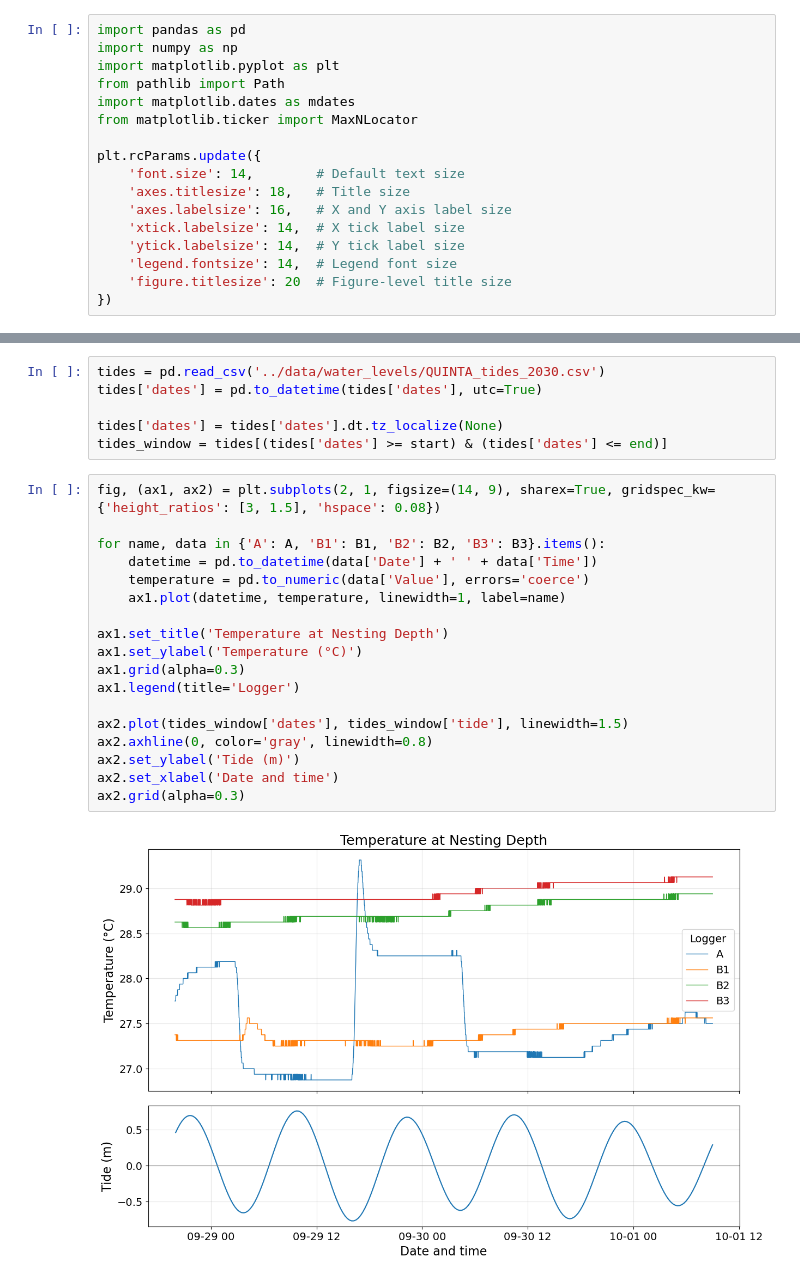
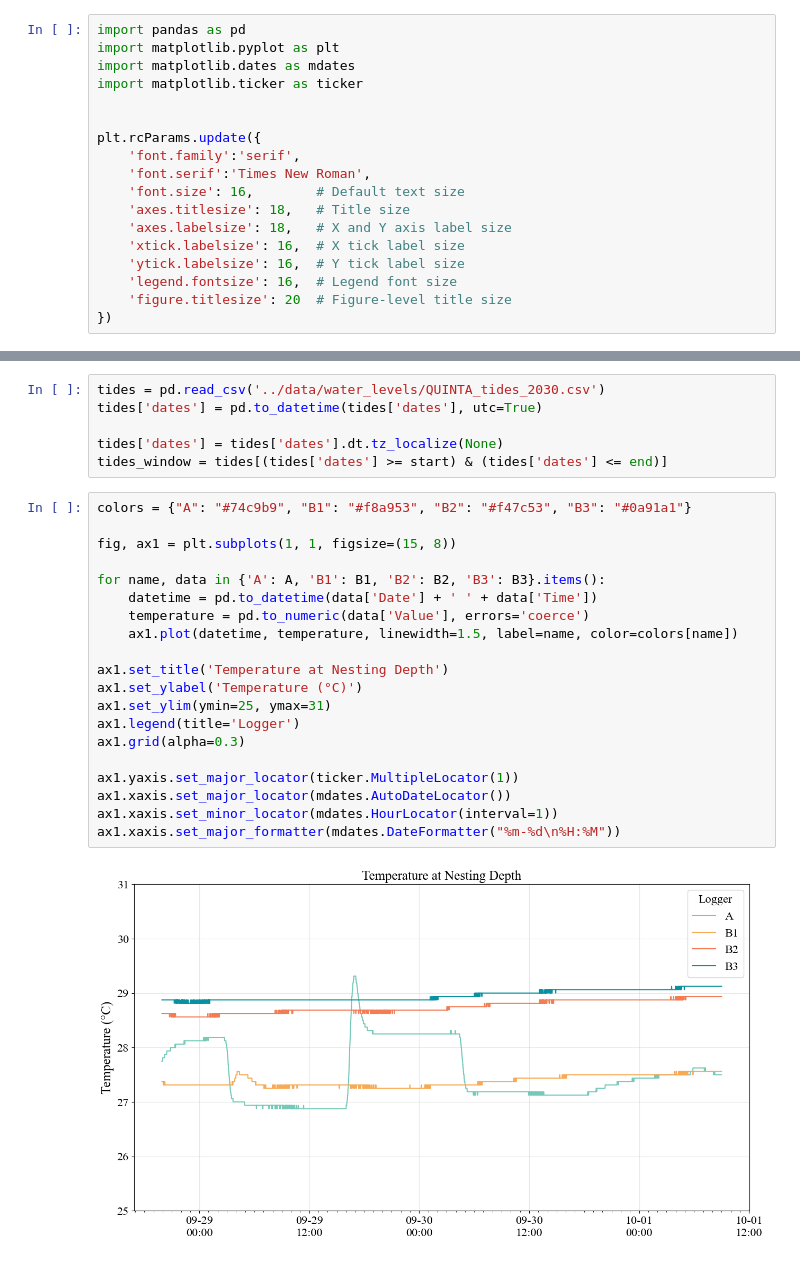
Before and after one commit to mdelemosschaper/quintaplaya, a Jupyter notebook: notebooks/Zoe_Temperature_Analysis.ipynb, the cells around one changed output, grey strips where cells are left out. Drawn from its saved outputs; the diff is of its cells as text.

```diff
--- a/notebooks/Zoe_Temperature_Analysis.ipynb
+++ b/notebooks/Zoe_Temperature_Analysis.ipynb
@@ -1,18 +1,19 @@
 # %%
 import pandas as pd
-import numpy as np
 import matplotlib.pyplot as plt
-from pathlib import Path
 import matplotlib.dates as mdates
-from matplotlib.ticker import MaxNLocator
+import matplotlib.ticker as ticker
+
 
 plt.rcParams.update({
-    'font.size': 14,        # Default text size
+    'font.family':'serif',
+    'font.serif':'Times New Roman',
+    'font.size': 16,        # Default text size
     'axes.titlesize': 18,   # Title size
-    'axes.labelsize': 16,   # X and Y axis label size
-    'xtick.labelsize': 14,  # X tick label size
-    'ytick.labelsize': 14,  # Y tick label size
-    'legend.fontsize': 14,  # Legend font size
+    'axes.labelsize': 18,   # X and Y axis label size
+    'xtick.labelsize': 16,  # X tick label size
+    'ytick.labelsize': 16,  # Y tick label size
+    'legend.fontsize': 16,  # Legend font size
     'figure.titlesize': 20  # Figure-level title size
 })
 # %%
@@ -40,22 +41,24 @@ tides['dates'] = pd.to_datetime(tides['dates'], utc=True)
 tides['dates'] = tides['dates'].dt.tz_localize(None)
 tides_window = tides[(tides['dates'] >= start) & (tides['dates'] <= end)]
 # %%
-fig, (ax1, ax2) = plt.subplots(2, 1, figsize=(14, 9), sharex=True, gridspec_kw={'height_ratios': [3, 1.5], 'hspace': 0.08})
+colors = {"A": "#74c9b9", "B1": "#f8a953", "B2": "#f47c53", "B3": "#0a91a1"}
+
+fig, ax1 = plt.subplots(1, 1, figsize=(15, 8))
 
 for name, data in {'A': A, 'B1': B1, 'B2': B2, 'B3': B3}.items():
     datetime = pd.to_datetime(data['Date'] + ' ' + data['Time'])
     temperature = pd.to_numeric(data['Value'], errors='coerce')
-    ax1.plot(datetime, temperature, linewidth=1, label=name)
+    ax1.plot(datetime, temperature, linewidth=1.5, label=name, color=colors[name])
 
 ax1.set_title('Temperature at Nesting Depth')
 ax1.set_ylabel('Temperature (°C)')
+ax1.set_ylim(ymin=25, ymax=31)
+ax1.legend(title='Logger')
 ax1.grid(alpha=0.3)
-ax1.legend(title='Logger')
 
-ax2.plot(tides_window['dates'], tides_window['tide'], linewidth=1.5)
-ax2.axhline(0, color='gray', linewidth=0.8)
-ax2.set_ylabel('Tide (m)')
-ax2.set_xlabel('Date and time')
-ax2.grid(alpha=0.3)
+ax1.yaxis.set_major_locator(ticker.MultipleLocator(1))
+ax1.xaxis.set_major_locator(mdates.AutoDateLocator())
+ax1.xaxis.set_minor_locator(mdates.HourLocator(interval=1))
+ax1.xaxis.set_major_formatter(mdates.DateFormatter("%m-%d\n%H:%M"))
 # %% [output]
-[figure, old version]
+[figure, new version]
```
Also changed, not shown: parts of 4 cells of this notebook, 3 other files.
